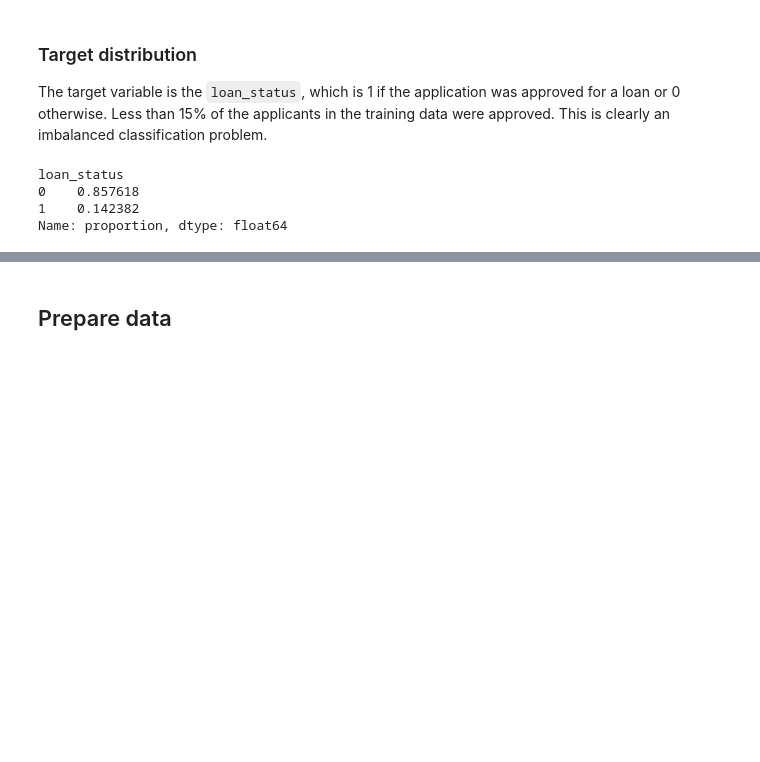
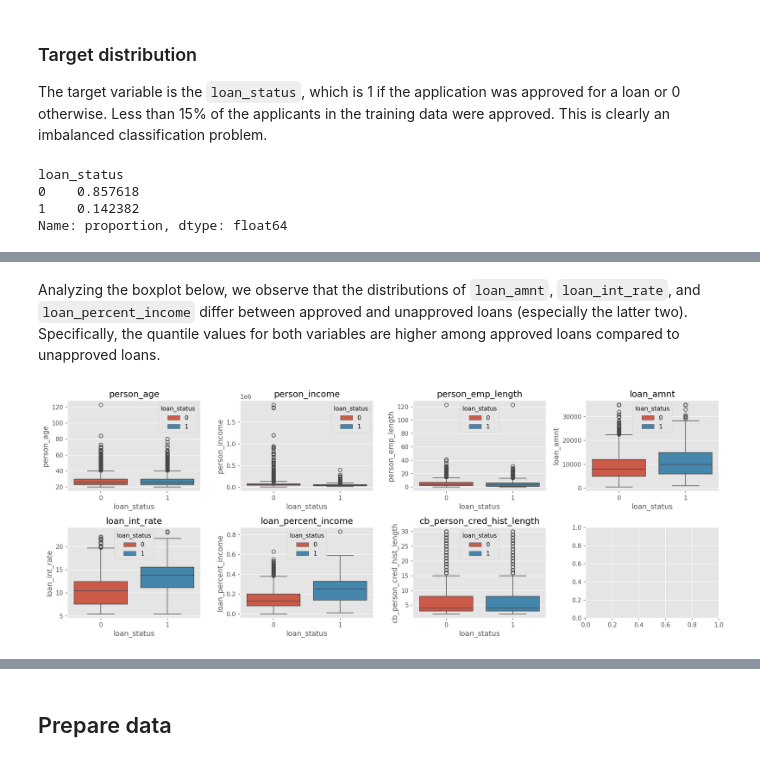
Before and after one commit to syerramilli/kaggle-notebooks, a Jupyter notebook: tabular/ps4e10-xgboost-optuna.ipynb, the cells around one changed output, grey strips where cells are left out. Cells and saved outputs as stored; diff of their text form; code cells hidden in the pictures; blank space fills up the shorter version.

```diff
--- a/tabular/ps4e10-xgboost-optuna.ipynb
+++ b/tabular/ps4e10-xgboost-optuna.ipynb
@@ -85,0 +98,13 @@ TODO
+# %% [markdown]
+Analyzing the boxplot below, we observe that the distributions of `loan_amnt`, `loan_int_rate`, and `loan_percent_income` differ between approved and unapproved loans (especially the latter two). Specifically, the quantile values for both variables are higher among approved loans compared to unapproved loans.
+# %%
+n_rows, n_cols = 2, 4
+fig, axs = plt.subplots(n_rows, n_cols, figsize=(4 * n_cols, 3 * n_rows))
+for i, column in enumerate(numerical_columns):
+    row, col = divmod(i, n_cols)
+    _ = sns.boxplot(data=train, y=column, x='loan_status', hue='loan_status', ax=axs[row, col])
+    _ = axs[row,col].set_title(column)
+
+fig.tight_layout()
+# %% [output]
+[figure, added]
```
Also changed, not shown: parts of 25 cells of this notebook.
